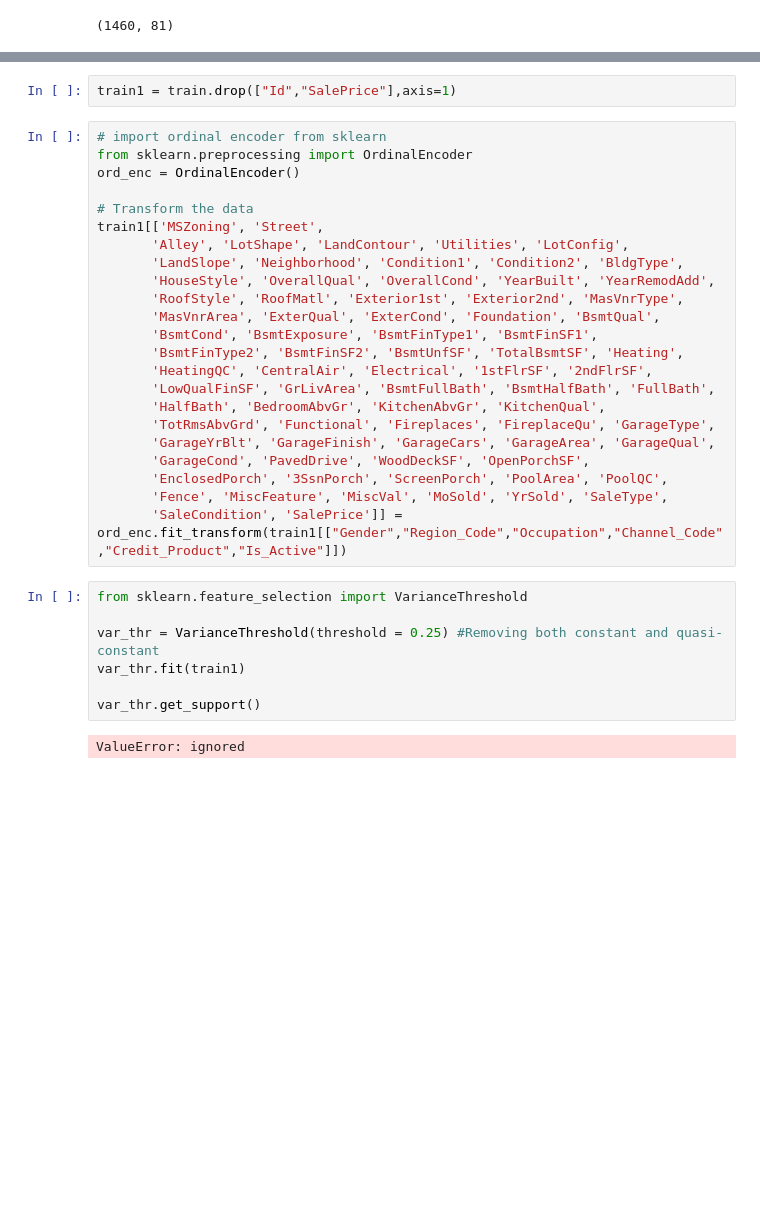
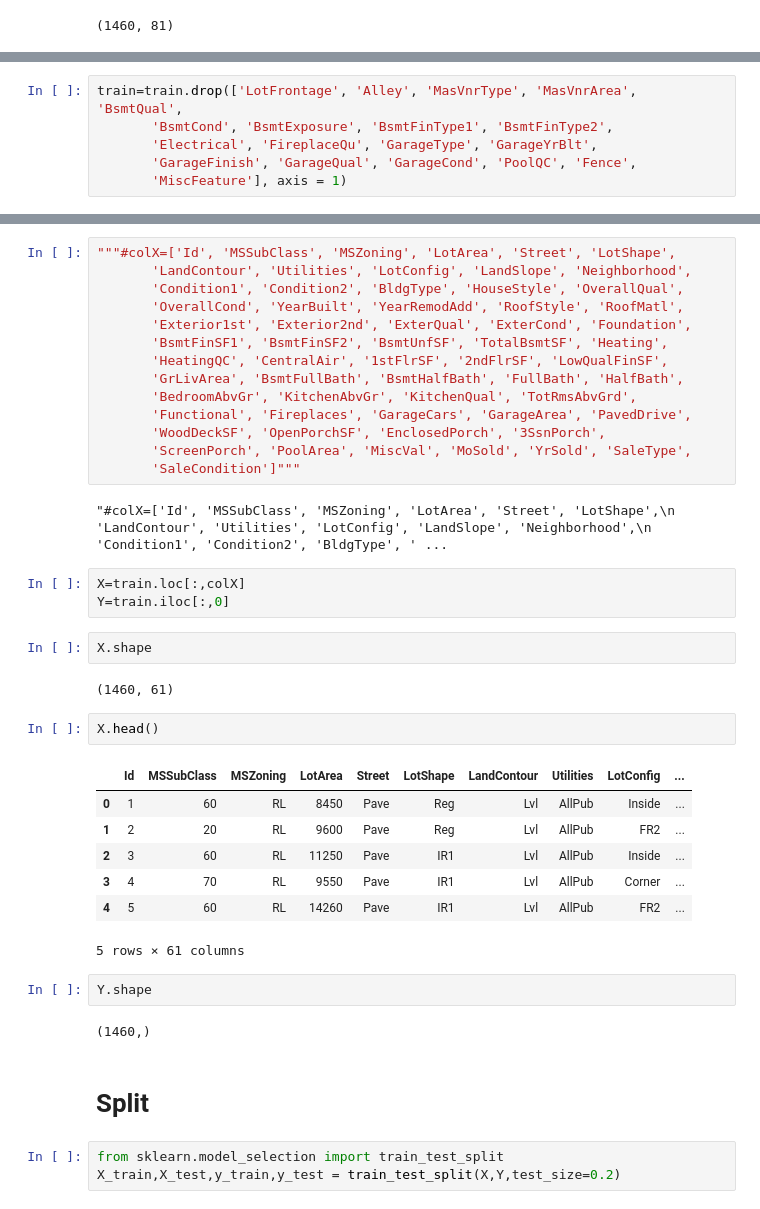
Before and after one commit to coderanandmaurya/house-price-prediction, a Jupyter notebook: house_price_prediction.ipynb, the cells around one changed output, grey strips where cells are left out. Saved outputs shown, nothing was run; the diff lists cells and outputs as text; blank space fills up the shorter version.

```diff
--- a/house_price_prediction.ipynb
+++ b/house_price_prediction.ipynb
@@ -45,0 +70,6 @@ Length: 81, dtype: int64
+# %%
+train=train.drop(['LotFrontage', 'Alley', 'MasVnrType', 'MasVnrArea', 'BsmtQual',
+       'BsmtCond', 'BsmtExposure', 'BsmtFinType1', 'BsmtFinType2',
+       'Electrical', 'FireplaceQu', 'GarageType', 'GarageYrBlt',
+       'GarageFinish', 'GarageQual', 'GarageCond', 'PoolQC', 'Fence',
+       'MiscFeature'], axis = 1)
@@ -65,36 +124,44 @@ Index(['Id', 'MSSubClass', 'MSZoning', 'LotFrontage', 'LotArea', 'Street',
        'SaleCondition', 'SalePrice'],
       dtype='object')
-# %%
-train1 = train.drop(["Id","SalePrice"],axis=1)
 # %%
-# import ordinal encoder from sklearn
-from sklearn.preprocessing import OrdinalEncoder
-ord_enc = OrdinalEncoder()
-
-# Transform the data
-train1[['MSZoning', 'Street',
-       'Alley', 'LotShape', 'LandContour', 'Utilities', 'LotConfig',
-       'LandSlope', 'Neighborhood', 'Condition1', 'Condition2', 'BldgType',
-       'HouseStyle', 'OverallQual', 'OverallCond', 'YearBuilt', 'YearRemodAdd',
-       'RoofStyle', 'RoofMatl', 'Exterior1st', 'Exterior2nd', 'MasVnrType',
-       'MasVnrArea', 'ExterQual', 'ExterCond', 'Foundation', 'BsmtQual',
-       'BsmtCond', 'BsmtExposure', 'BsmtFinType1', 'BsmtFinSF1',
-       'BsmtFinType2', 'BsmtFinSF2', 'BsmtUnfSF', 'TotalBsmtSF', 'Heating',
-       'HeatingQC', 'CentralAir', 'Electrical', '1stFlrSF', '2ndFlrSF',
-       'LowQualFinSF', 'GrLivArea', 'BsmtFullBath', 'BsmtHalfBath', 'FullBath',
-       'HalfBath', 'BedroomAbvGr', 'KitchenAbvGr', 'KitchenQual',
-       'TotRmsAbvGrd', 'Functional', 'Fireplaces', 'FireplaceQu', 'GarageType',
-       'GarageYrBlt', 'GarageFinish', 'GarageCars', 'GarageArea', 'GarageQual',
-       'GarageCond', 'PavedDrive', 'WoodDeckSF', 'OpenPorchSF',
-       'EnclosedPorch', '3SsnPorch', 'ScreenPorch', 'PoolArea', 'PoolQC',
-       'Fence', 'MiscFeature', 'MiscVal', 'MoSold', 'YrSold', 'SaleType',
-       'SaleCondition', 'SalePrice']] = ord_enc.fit_transform(train1[["Gender","Region_Code","Occupation","Channel_Code","Credit_Product","Is_Active"]])
+"""#colX=['Id', 'MSSubClass', 'MSZoning', 'LotArea', 'Street', 'LotShape',
+       'LandContour', 'Utilities', 'LotConfig', 'LandSlope', 'Neighborhood',
+       'Condition1', 'Condition2', 'BldgType', 'HouseStyle', 'OverallQual',
+       'OverallCond', 'YearBuilt', 'YearRemodAdd', 'RoofStyle', 'RoofMatl',
+       'Exterior1st', 'Exterior2nd', 'ExterQual', 'ExterCond', 'Foundation',
+       'BsmtFinSF1', 'BsmtFinSF2', 'BsmtUnfSF', 'TotalBsmtSF', 'Heating',
+       'HeatingQC', 'CentralAir', '1stFlrSF', '2ndFlrSF', 'LowQualFinSF',
+       'GrLivArea', 'BsmtFullBath', 'BsmtHalfBath', 'FullBath', 'HalfBath',
+       'BedroomAbvGr', 'KitchenAbvGr', 'KitchenQual', 'TotRmsAbvGrd',
+       'Functional', 'Fireplaces', 'GarageCars', 'GarageArea', 'PavedDrive',
+       'WoodDeckSF', 'OpenPorchSF', 'EnclosedPorch', '3SsnPorch',
+       'ScreenPorch', 'PoolArea', 'MiscVal', 'MoSold', 'YrSold', 'SaleType',
+       'SaleCondition']"""
+# %% [output]
+"#colX=['Id', 'MSSubClass', 'MSZoning', 'LotArea', 'Street', 'LotShape',\n       'LandContour', 'Utilities', 'LotConfig', 'LandSlope', 'Neighborhood',\n       'Condition1', 'Condition2', 'BldgType', ' ...
-# %%
-from sklearn.feature_selection import VarianceThreshold
-
-var_thr = VarianceThreshold(threshold = 0.25) #Removing both constant and quasi-constant
-var_thr.fit(train1)
-
-var_thr.get_support()
-# %% [output]
-ValueError: ignored
+# %%
+X=train.loc[:,colX]
+Y=train.iloc[:,0]
+# %%
+X.shape
+# %% [output]
+(1460, 61)
+# %%
+X.head()
+# %% [output]
+|  | Id | MSSubClass | MSZoning | LotArea | Street | LotShape | LandContour | Utilities | LotConfig | ... |
+| 0 | 1 | 60 | RL | 8450 | Pave | Reg | Lvl | AllPub | Inside | ... |
+| 1 | 2 | 20 | RL | 9600 | Pave | Reg | Lvl | AllPub | FR2 | ... |
+| 2 | 3 | 60 | RL | 11250 | Pave | IR1 | Lvl | AllPub | Inside | ... |
+| 3 | 4 | 70 | RL | 9550 | Pave | IR1 | Lvl | AllPub | Corner | ... |
+| 4 | 5 | 60 | RL | 14260 | Pave | IR1 | Lvl | AllPub | FR2 | ... |
+5 rows × 61 columns
+# %%
+Y.shape
+# %% [output]
+(1460,)
+# %% [markdown]
+# Split
+# %%
+from sklearn.model_selection import train_test_split
+X_train,X_test,y_train,y_test = train_test_split(X,Y,test_size=0.2)
```
Also changed, not shown: parts of 36 cells of this notebook.
